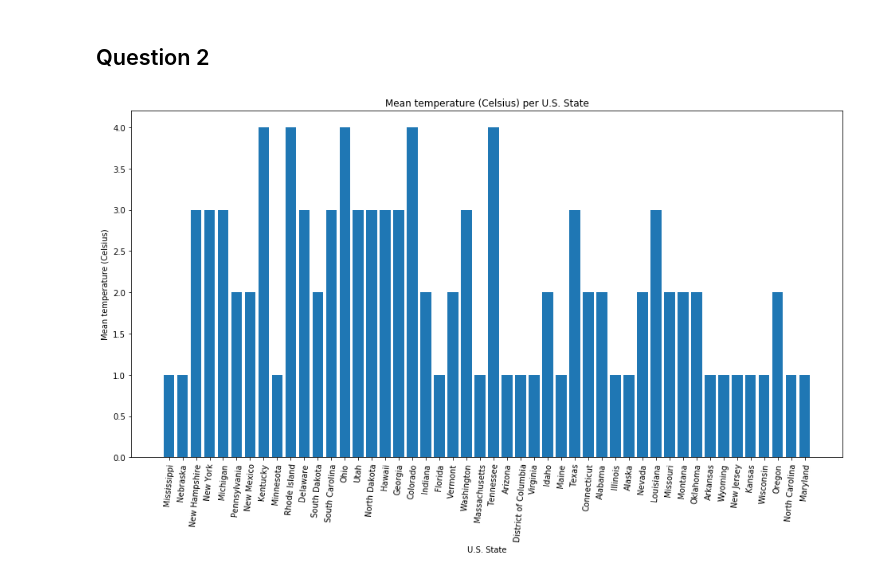
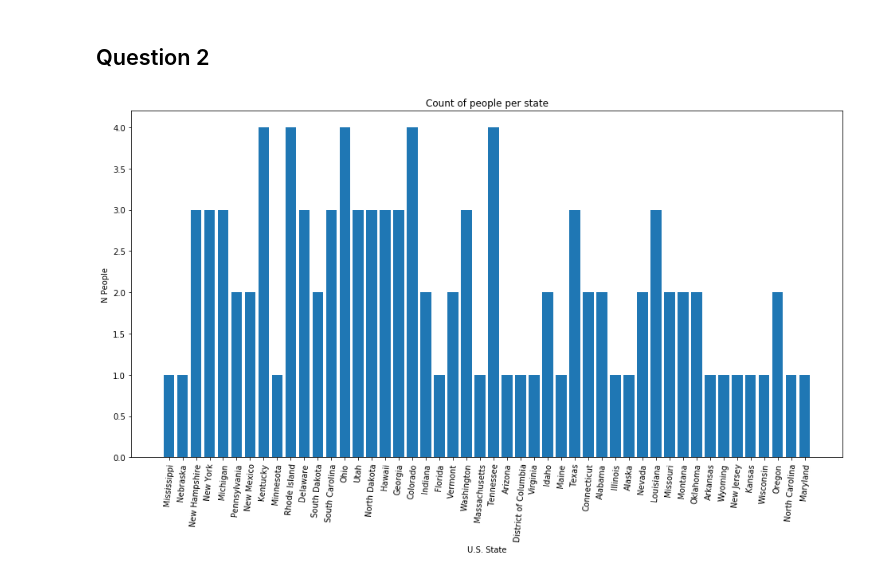
Before and after one commit to samswain2/MSiA-FQ, a Jupyter notebook: MSiA 422/HW 03/HW 03.ipynb, the cells around one changed output. Saved outputs shown, nothing was run; the diff lists cells and outputs as text; code cells hidden in the pictures.

```diff
--- a/MSiA 422/HW 03/HW 03.ipynb
+++ b/MSiA 422/HW 03/HW 03.ipynb
@@ -267,33 +288,33 @@ class data2(object):
         self.zip_c = zip_c
         self.phone = phone
 
 
 objs = list()
 for i, v in enumerate(first_names):
     objs.append(data2(last_names[i], first_names[i],
                       city[i], state_data[i],
                       zip_code[i], phone_numbers[i]))
 
 graph_data = [i.state for i in objs]
 
 
 
 # Graph
 state_count = {}
 
 for i in graph_data:
     if i in state_count:
         state_count[i] += 1
     else:
         state_count[i] = 1
 
 plt.figure(figsize=(16, 8))
 plt.bar(x = state_count.keys(), height = state_count.values())
 plt.xticks(rotation = 85)
 plt.xlabel("U.S. State")
-plt.ylabel("Mean temperature (Celsius)")
-plt.title("Mean temperature (Celsius) per U.S. State")
+plt.ylabel("N People")
+plt.title("Count of people per state")
 
 plt.show()
 # %% [output]
-[figure, old version]
+[figure, new version]
```
Also changed, not shown: parts of 3 cells of this notebook, 1 other file.
